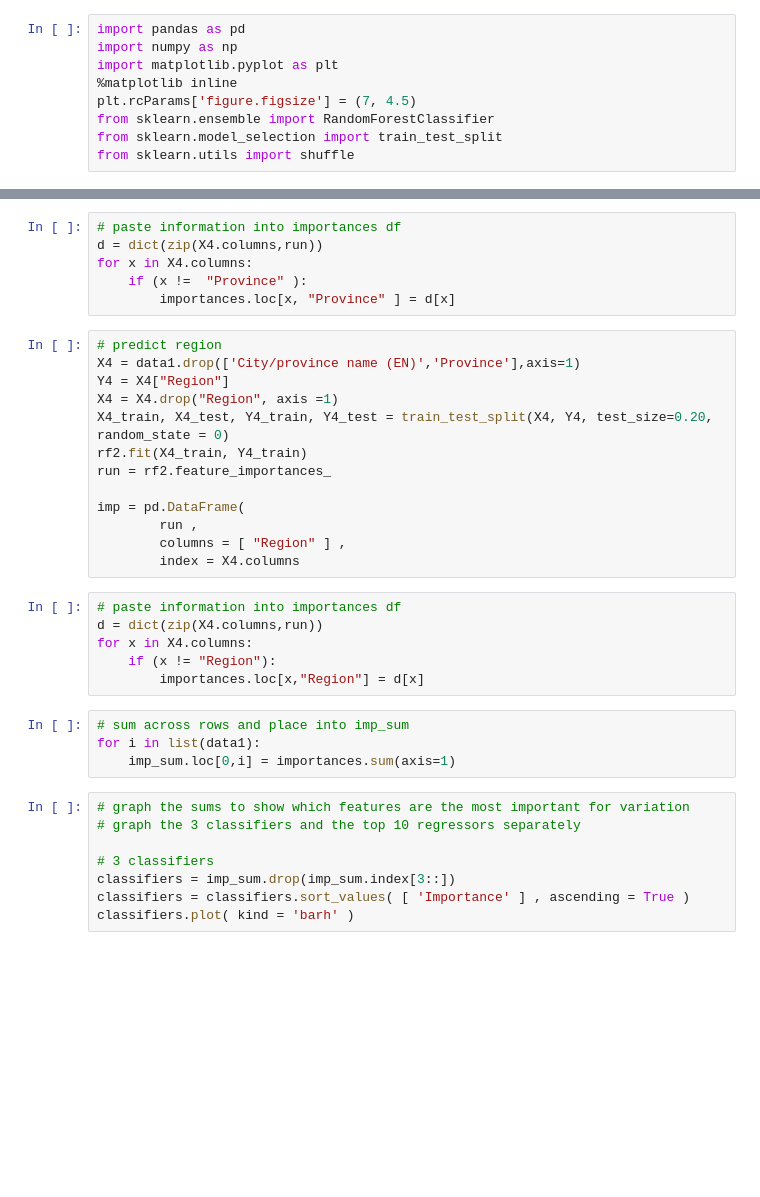
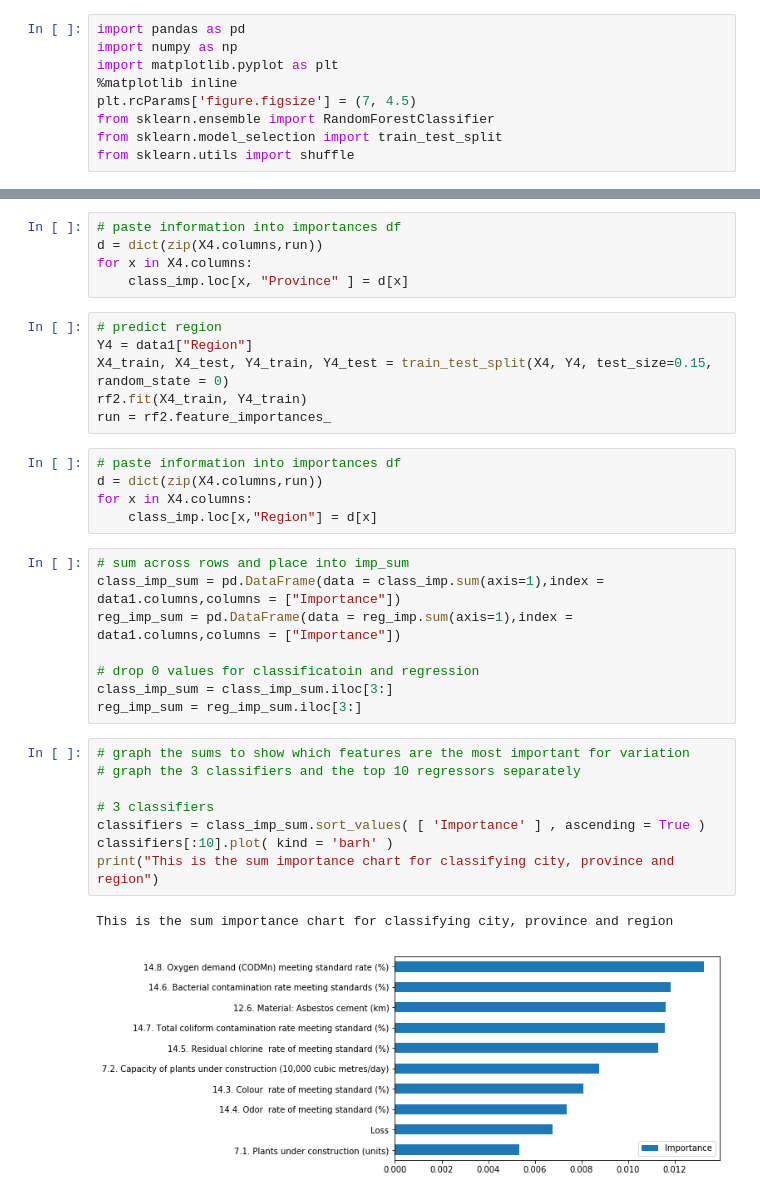
Before and after one commit to choub16/data-x-water-project, a Jupyter notebook: Analysis2_Brandon.ipynb, the cells around one changed output, grey strips where cells are left out. Drawn from its saved outputs; the diff is of its cells as text; blank space fills up the shorter version.

```diff
--- a/Analysis2_Brandon.ipynb
+++ b/Analysis2_Brandon.ipynb
@@ -84,38 +76,36 @@ imp = pd.DataFrame(
 # paste information into importances df
 d = dict(zip(X4.columns,run))
 for x in X4.columns:
-    if (x !=  "Province" ):
-        importances.loc[x, "Province" ] = d[x]
+    class_imp.loc[x, "Province" ] = d[x]
 # %%
 # predict region
-X4 = data1.drop(['City/province name (EN)','Province'],axis=1)
-Y4 = X4["Region"]
-X4 = X4.drop("Region", axis =1)
-X4_train, X4_test, Y4_train, Y4_test = train_test_split(X4, Y4, test_size=0.20, random_state = 0)
+Y4 = data1["Region"]
+X4_train, X4_test, Y4_train, Y4_test = train_test_split(X4, Y4, test_size=0.15, random_state = 0)
 rf2.fit(X4_train, Y4_train)
 run = rf2.feature_importances_
-
-imp = pd.DataFrame(
-        run ,
-        columns = [ "Region" ] ,
-        index = X4.columns
 # %%
 # paste information into importances df
 d = dict(zip(X4.columns,run))
 for x in X4.columns:
-    if (x != "Region"):
-        importances.loc[x,"Region"] = d[x]
+    class_imp.loc[x,"Region"] = d[x]
-# %%
-# sum across rows and place into imp_sum
-for i in list(data1):
-    imp_sum.loc[0,i] = importances.sum(axis=1)
+# %%
+# sum across rows and place into imp_sum
+class_imp_sum = pd.DataFrame(data = class_imp.sum(axis=1),index = data1.columns,columns = ["Importance"])
+reg_imp_sum = pd.DataFrame(data = reg_imp.sum(axis=1),index = data1.columns,columns = ["Importance"])
+
+# drop 0 values for classificatoin and regression
+class_imp_sum = class_imp_sum.iloc[3:]
+reg_imp_sum = reg_imp_sum.iloc[3:]
 # %%
 # graph the sums to show which features are the most important for variation
 # graph the 3 classifiers and the top 10 regressors separately
 
 # 3 classifiers
-classifiers = imp_sum.drop(imp_sum.index[3::])
-classifiers = classifiers.sort_values( [ 'Importance' ] , ascending = True )
-classifiers.plot( kind = 'barh' )
+classifiers = class_imp_sum.sort_values( [ 'Importance' ] , ascending = True )
+classifiers[:10].plot( kind = 'barh' )
+print("This is the sum importance chart for classifying city, province and region")
+# %% [output]
+This is the sum importance chart for classifying city, province and region
+[figure, added]
 # %%
 # top 10 regressors
```
Also changed, not shown: parts of 10 cells of this notebook, 1 other file.
